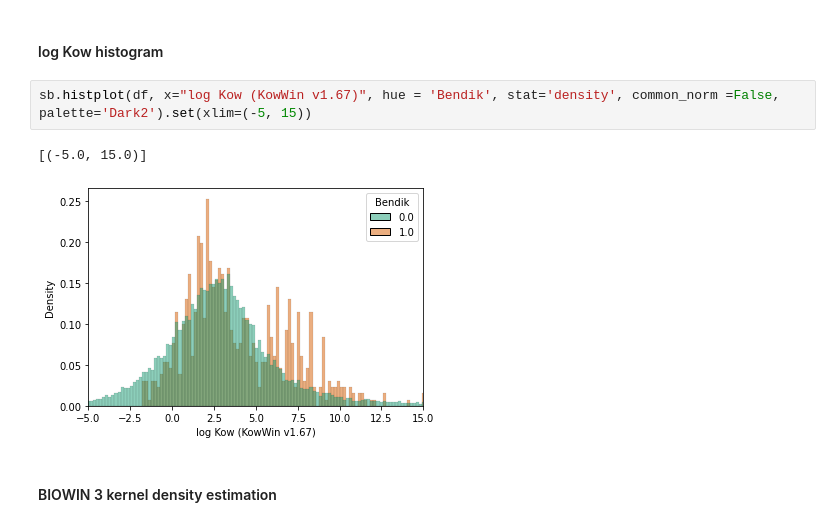
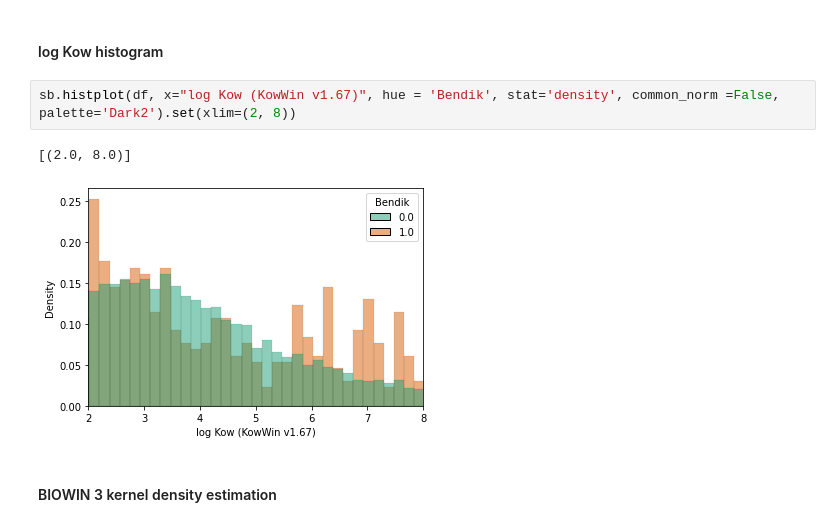
Before and after one commit to hannahgathu/Thesis-Bias-Experiments, a Jupyter notebook: Comparison of both datasets.ipynb, the cells around one changed output. Cells and saved outputs as stored; diff of their text form.

```diff
--- a/Comparison of both datasets.ipynb
+++ b/Comparison of both datasets.ipynb
@@ -123,10 +123,10 @@ sb.displot(df, x="log Kow (KowWin v1.67)", kind = "kde", hue='Bendik', common_no
 # %% [markdown]
 #### log Kow histogram
 # %%
-sb.histplot(df, x="log Kow (KowWin v1.67)", hue = 'Bendik', stat='density', common_norm =False, palette='Dark2').set(xlim=(-5, 15))
+sb.histplot(df, x="log Kow (KowWin v1.67)", hue = 'Bendik', stat='density', common_norm =False, palette='Dark2').set(xlim=(2, 8))
 # %% [output]
-[(-5.0, 15.0)]
+[(2.0, 8.0)]
-[figure, old version]
+[figure, new version]
 # %% [markdown]
 #### BIOWIN 3 kernel density estimation
 # %%
```
Also changed, not shown: parts of 1 cell of this notebook.
